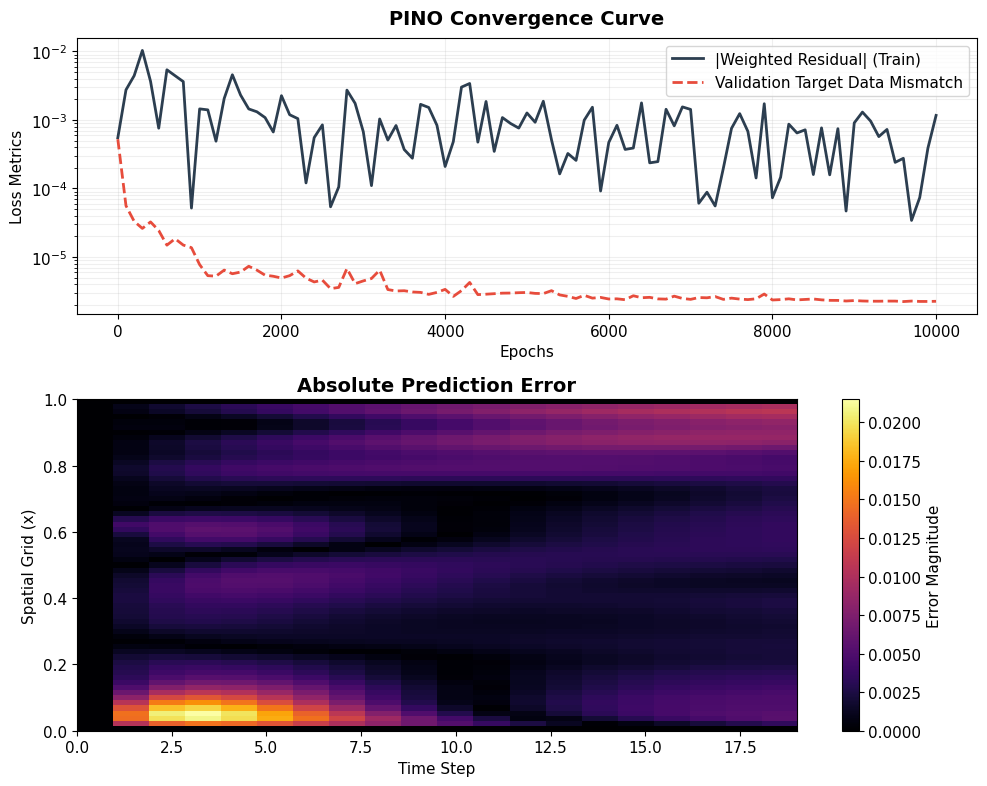
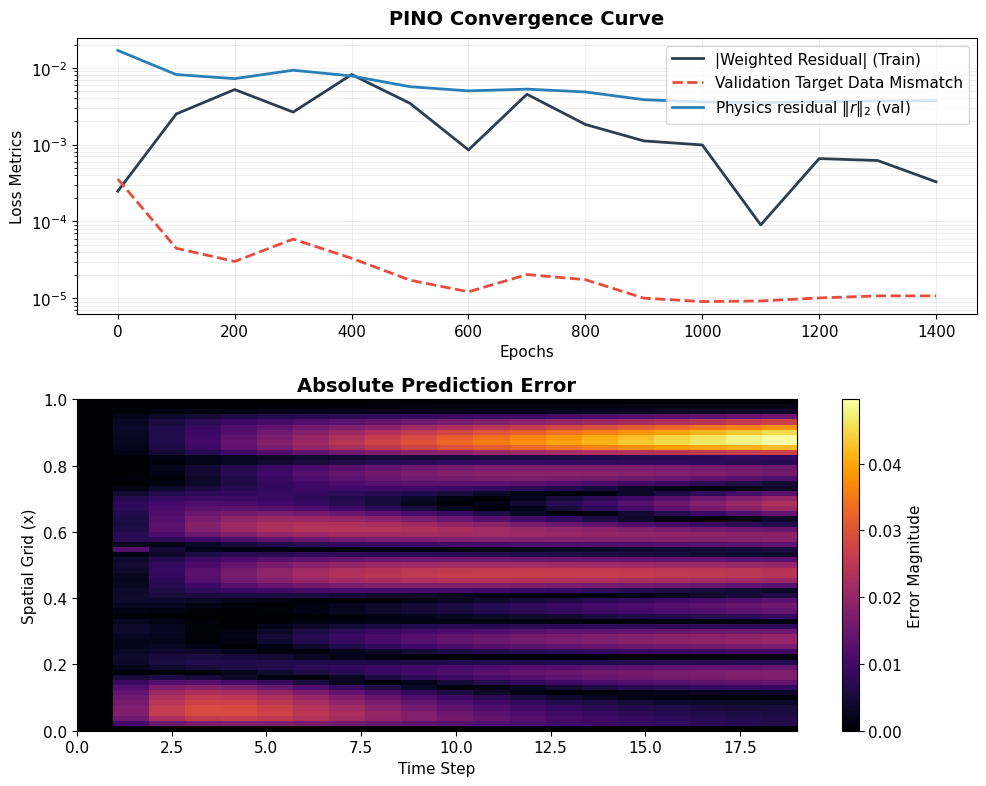
Unified diff of the notebook cell whose output changed from the first chart to the second:
--- before
+++ after
@@ -10,4 +10,5 @@
 ax0.plot(epochs_recorded, np.abs(loss_history), color='#2c3e50', lw=2, label='|Weighted Residual| (Train)')
 ax0.plot(epochs_recorded, val_history, color='#e74c3c', lw=2, ls='--', label='Validation Target Data Mismatch')
+ax0.plot(epochs_recorded, res_history, color='#2980b9', lw=2, label='Physics residual $\\|r\\|_2$ (val)')
 ax0.set_yscale('log')
 ax0.set_title("PINO Convergence Curve", fontweight='bold', fontsize=14, pad=10)

Commit: Transient OOD: add super-resolution across multiple grids